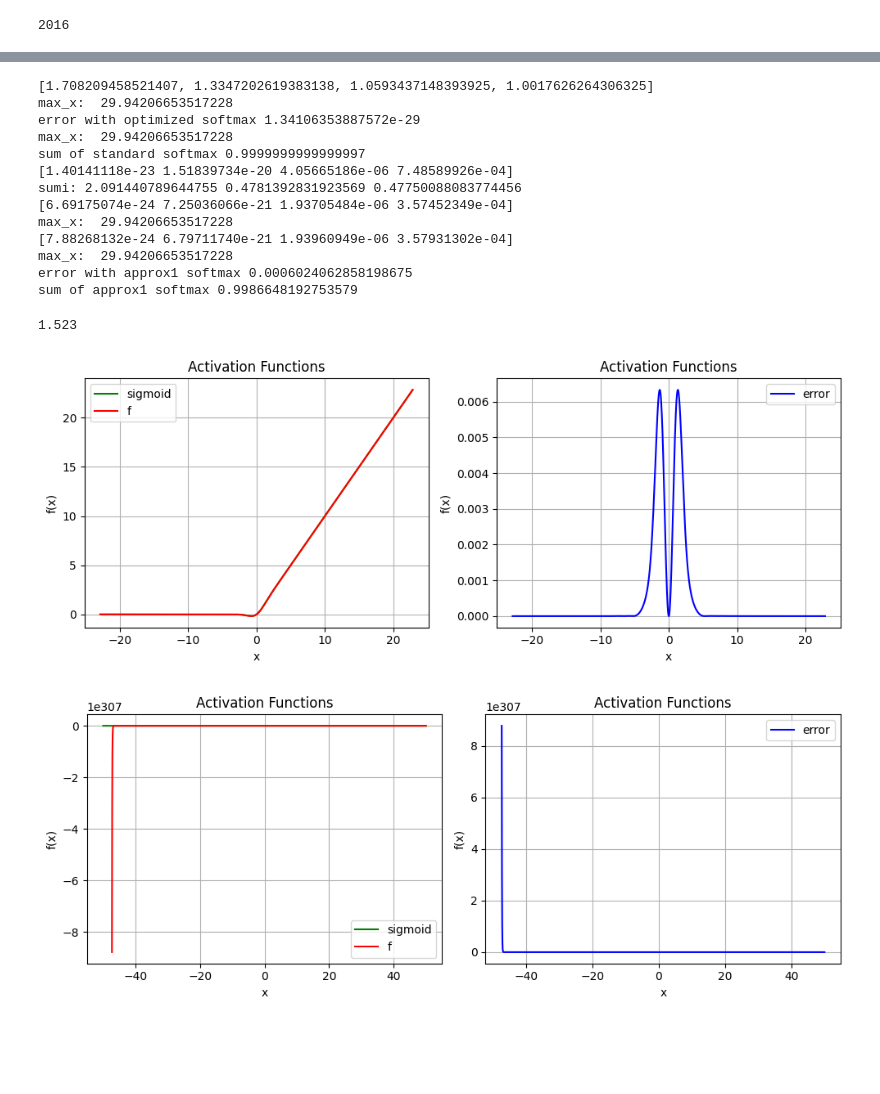
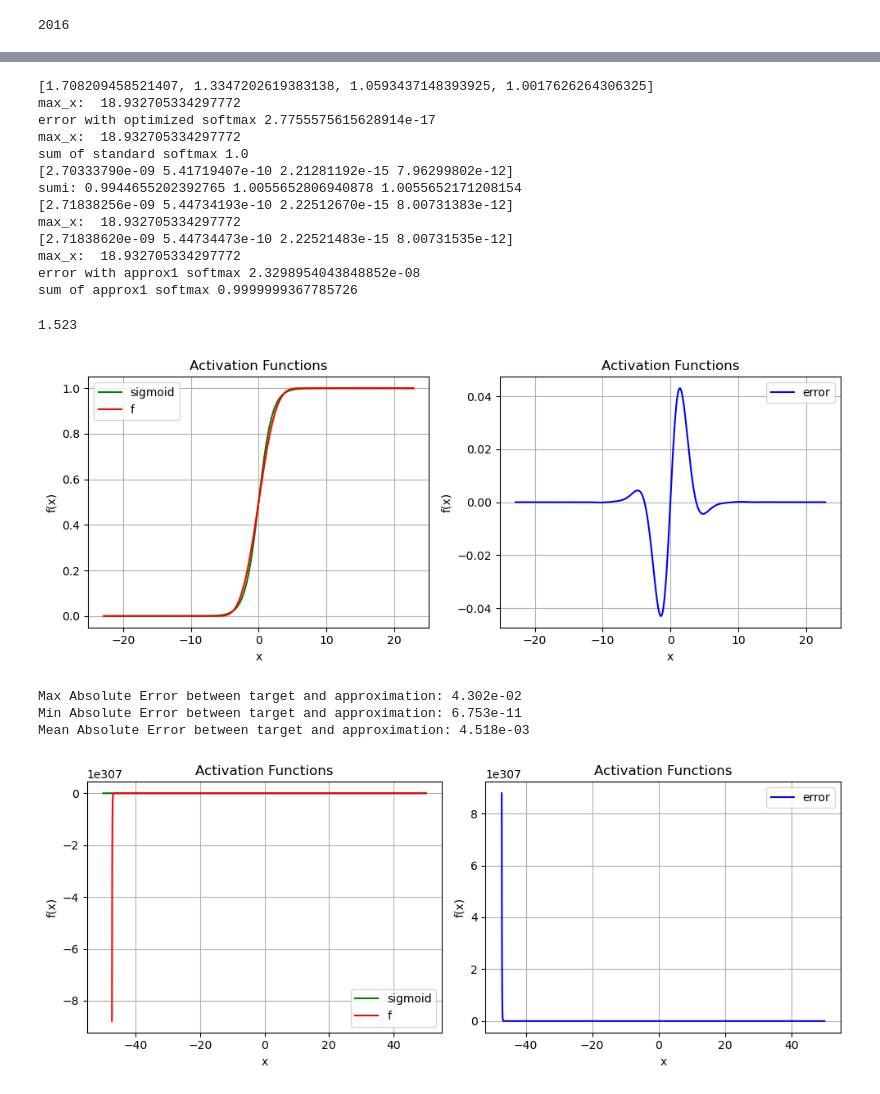
Before and after one commit to haozetao/ckks_llm, a Jupyter notebook: python/nonlinear.ipynb, the cells around one changed output, grey strips where cells are left out. Cells and saved outputs as stored; diff of their text form; code cells hidden in the pictures; blank space fills up the shorter version.

```diff
--- a/python/nonlinear.ipynb
+++ b/python/nonlinear.ipynb
@@ -245,7 +246,7 @@ pi = math.pi
 cos = math.cos
 sin = math.sin
 
-exp_length = 15
+exp_length = 10
 exp_length2 = 120
 
 def target_function(x):
@@ -412,24 +413,24 @@ print("error with approx1 softmax", max(softmax1(data) - appro_softmax_output))
 print("sum of approx1 softmax", sum(appro_softmax_output))
 # %% [output]
 [1.708209458521407, 1.3347202619383138, 1.0593437148393925, 1.0017626264306325]
-max_x:  29.94206653517228
-error with optimized softmax 1.34106353887572e-29
-max_x:  29.94206653517228
-sum of standard softmax 0.9999999999999997
-[1.40141118e-23 1.51839734e-20 4.05665186e-06 7.48589926e-04]
-sumi: 2.091440789644755 0.4781392831923569 0.47750088083774456
-[6.69175074e-24 7.25036066e-21 1.93705484e-06 3.57452349e-04]
-max_x:  29.94206653517228
-[7.88268132e-24 6.79711740e-21 1.93960949e-06 3.57931302e-04]
-max_x:  29.94206653517228
-error with approx1 softmax 0.0006024062858198675
-sum of approx1 softmax 0.9986648192753579
+max_x:  18.932705334297772
+error with optimized softmax 2.7755575615628914e-17
+max_x:  18.932705334297772
+sum of standard softmax 1.0
+[2.70333790e-09 5.41719407e-10 2.21281192e-15 7.96299802e-12]
+sumi: 0.9944655202392765 1.0055652806940878 1.0055652171208154
+[2.71838256e-09 5.44734193e-10 2.22512670e-15 8.00731383e-12]
+max_x:  18.932705334297772
+[2.71838620e-09 5.44734473e-10 2.22521483e-15 8.00731535e-12]
+max_x:  18.932705334297772
+error with approx1 softmax 2.3298954043848852e-08
+sum of approx1 softmax 0.9999999367785726
 # %%
 import numpy as np
 from scipy.stats import norm
 
 length = 15
-cheby_deg = 42
+cheby_deg = 16
 
 def sigmoid(x):
     return 1 / (1 + np.exp(-x))
@@ -438,8 +439,8 @@ def CDF(x):
     return norm.cdf(x)
 
 def target_function(x):
-    # return sigmoid(x)
-    return CDF(x)
+    return sigmoid(x)
+    # return CDF(x)
 
 def targ_2(x):
     x *= length
@@ -479,37 +480,50 @@ iter = 1
 scaler = pow(1.523, iter)
 print(scaler)
 
 def approx(x, iter):
     temp = 2 * pn(x/(length*scaler)) - 1
     for i in range(iter):
         temp = f(temp)
     return temp / 2 + 0.5
 
 # Generate x values
 x = np.linspace(-length*scaler, length*scaler, 10000)
 # Plot activation functions
-ax1.plot(x, target_function(x)*x, label='sigmoid', color='green')
-ax1.plot(x, approx(x, iter)*x, label='f', color='red')
+# ax1.plot(x, target_function(x)*x, label='sigmoid', color='green')
+# ax1.plot(x, approx(x, iter)*x, label='f', color='red')
+ax1.plot(x, target_function(x), label='sigmoid', color='green')
+ax1.plot(x, approx(x, iter), label='f', color='red')
 ax1.set_title('Activation Functions')
 ax1.set_xlabel('x')
 ax1.set_ylabel('f(x)')
 ax1.grid(True)
 ax1.legend()
 
 # Plot activation functions
-ax2.plot(x, target_function(x)*x - approx(x, iter)*x, label='error', color='blue')
+# ax2.plot(x, target_function(x)*x - approx(x, iter)*x, label='error', color='blue')
+ax2.plot(x, target_function(x) - approx(x, iter), label='error', color='blue')
 ax2.set_title('Activation Functions')
 ax2.set_xlabel('x')
 ax2.set_ylabel('f(x)')
 ax2.grid(True)
 ax2.legend()
 
 # Adjust layout and display
 plt.tight_layout()
 plt.show()
+errors = np.abs(target_function(x) - approx(x, iter))
+max_error = np.max(errors)
+min_error = np.min(errors)
+mean_error = np.mean(errors)
+print(f"Max Absolute Error between target and approximation: {max_error:.3e}")
+print(f"Min Absolute Error between target and approximation: {min_error:.3e}")
+print(f"Mean Absolute Error between target and approximation: {mean_error:.3e}")
 # %% [output]
 1.523
-[figure, old version]
+[figure, new version]
+Max Absolute Error between target and approximation: 4.302e-02
+Min Absolute Error between target and approximation: 6.753e-11
+Mean Absolute Error between target and approximation: 4.518e-03
 # %%
 import numpy as np
 from scipy.stats import norm
```
Also changed, not shown: parts of 5 cells of this notebook, 35 other files.
